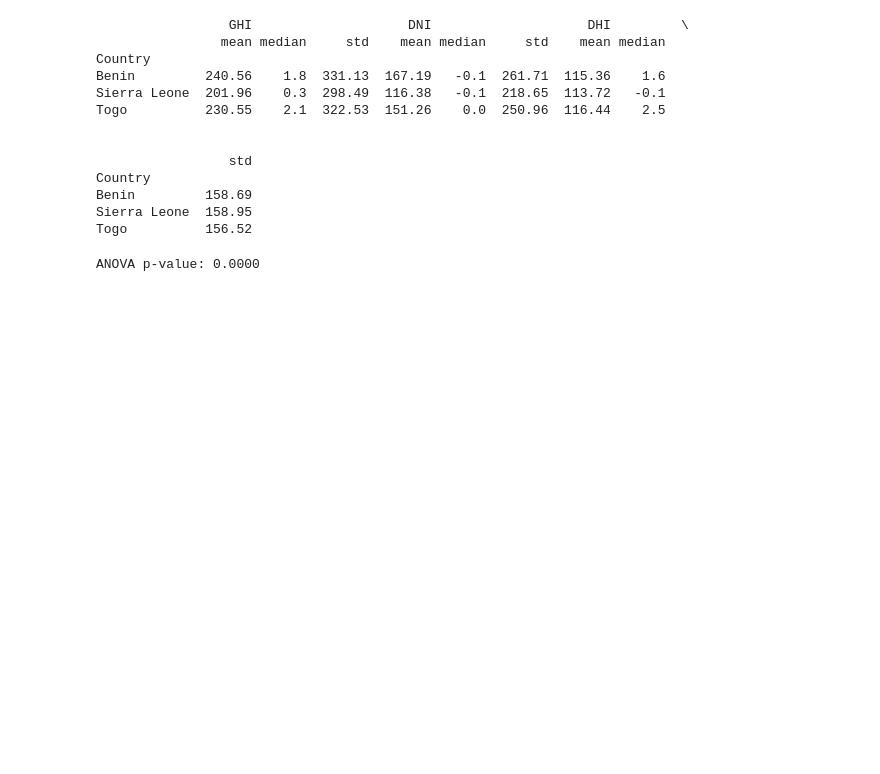
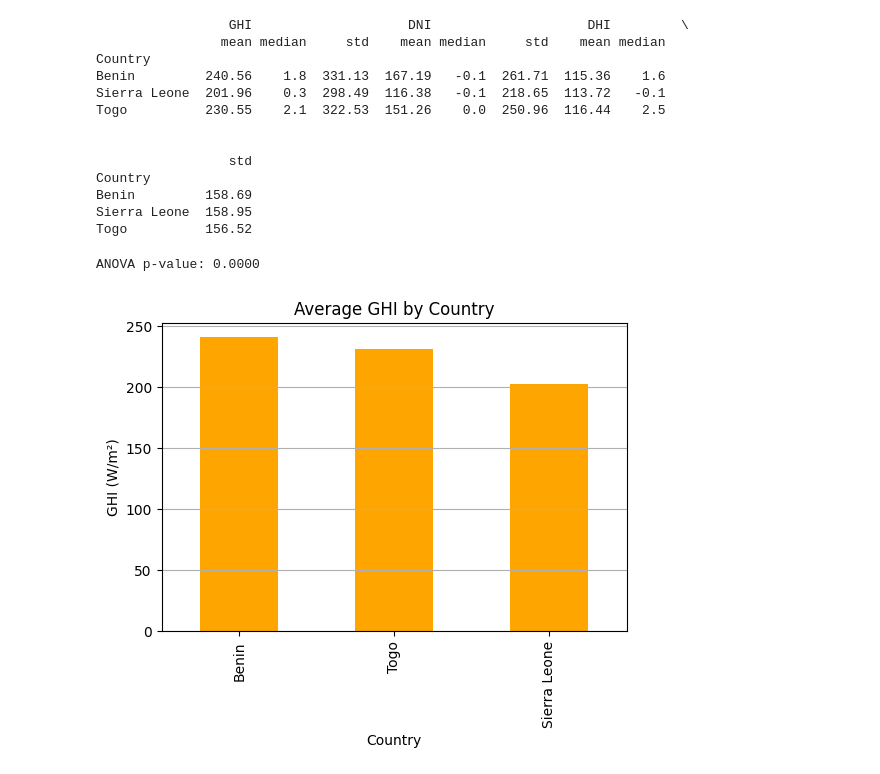
Before and after one commit to zemawi/Solar_Radiation-week0, a Jupyter notebook: notebooks/compare_countries.ipynb, the cells around one changed output. Cells and saved outputs as stored; diff of their text form; code cells hidden in the pictures; blank space fills up the shorter version.

Commit message:
Visual Summary

```diff
--- a/notebooks/compare_countries.ipynb
+++ b/notebooks/compare_countries.ipynb
@@ -57,3 +57,14 @@ f_stat, p_val = f_oneway(ghi_benin, ghi_sierra, ghi_togo)
 print(f"ANOVA p-value: {p_val:.4f}")
 # %% [output]
 ANOVA p-value: 0.0000
+# %%
+avg_ghi = df_all.groupby('Country')['GHI'].mean().sort_values(ascending=False)
+
+plt.figure(figsize=(6,4))
+avg_ghi.plot(kind='bar', color='orange')
+plt.title('Average GHI by Country')
+plt.ylabel('GHI (W/m²)')
+plt.grid(axis='y')
+plt.show()
+# %% [output]
+[figure, added]
```
